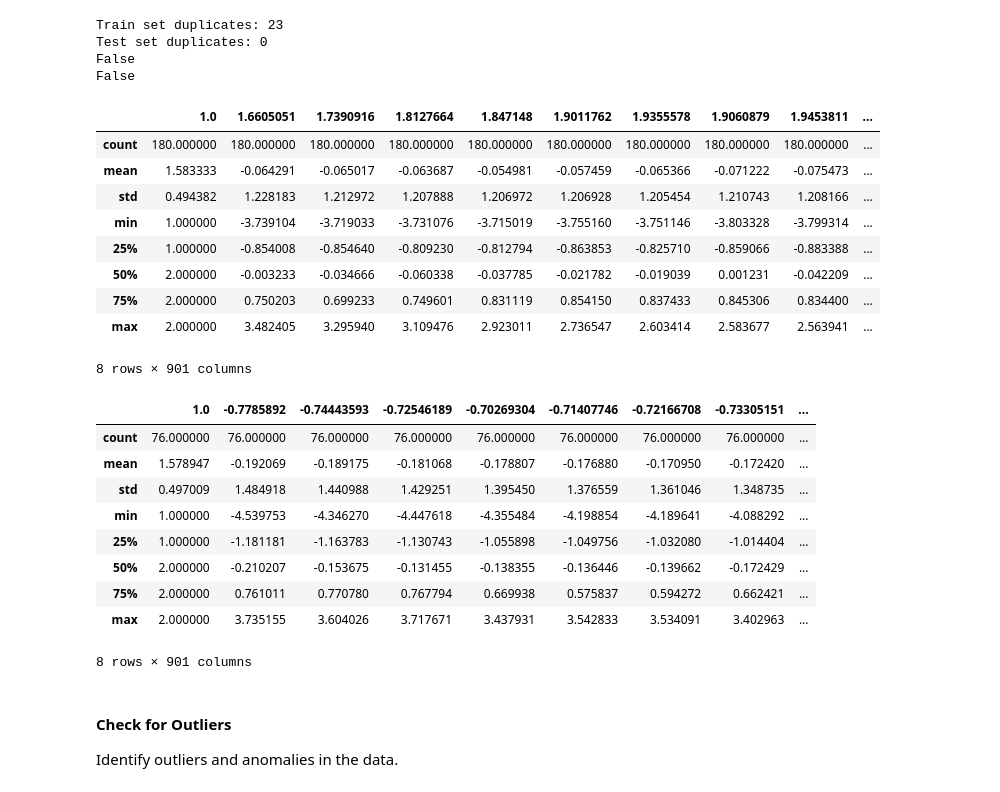
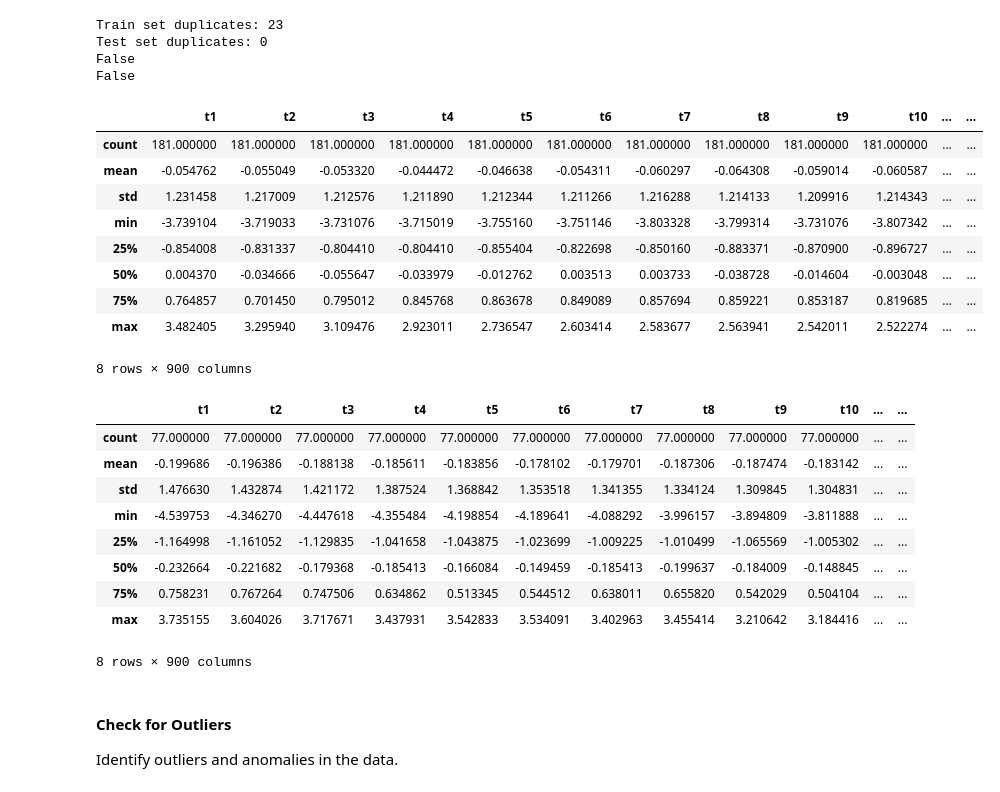
Before and after one commit to bodeborder/fcul-advanced-machine-learning, a Jupyter notebook: P2/AAA2324_P2_62931_54853.ipynb, the cells around one changed output. Drawn from its saved outputs; the diff is of its cells as text; code cells hidden in the pictures.

```diff
--- a/P2/AAA2324_P2_62931_54853.ipynb
+++ b/P2/AAA2324_P2_62931_54853.ipynb
@@ -22,9 +22,17 @@ from tslearn.piecewise import PiecewiseAggregateApproximation, SymbolicAggregate
 ### Load Data
 # %%
 #creates a dataframe from a file
-df_trainset = pd.read_csv("worms_trainset.csv")
 
-df_testset = pd.read_csv("worms_testset.csv")
+#the csv has no column names, so we have to add them
+list=['class']
+for i in range(1,901):
+    list.append('t' + str(i))
+
+#we created a list [class, t0 - t900] to represent the 901 columns we have
+#names= list makes this list as a header to the dataframe
+df_trainset = pd.read_csv("worms_trainset.csv", names=list)
+
+df_testset = pd.read_csv("worms_testset.csv", names=list)
 
 #info
 print(df_trainset.info())
@@ -67,0 +66,15 @@ df_trainset
+# %%
+X_test = df_trainset['class']
+print(X_test)
+X_train = df_trainset.drop(['class'], axis=1)
+y_test = df_testset['class']
+y_train = df_testset.drop(['class'], axis=1)
+
+#print(X_train)
+print(X_test)
+#print(y_train)
+print(y_test)
+#Here, we split the data into X and y
+#y is the target variable 'class', and X is everthing else
+
+#I hid the output, because its very big
@@ -86,32 +121,32 @@ False
 False
 # %%
 #statistical info of the train data
-df_trainset.describe()
+X_train.describe()
 # %% [output]
-|  | 1.0 | 1.6605051 | 1.7390916 | 1.8127664 | 1.847148 | 1.9011762 | 1.9355578 | 1.9060879 | 1.9453811 | ... |
-| count | 180.000000 | 180.000000 | 180.000000 | 180.000000 | 180.000000 | 180.000000 | 180.000000 | 180.000000 | 180.000000 | ... |
-| mean | 1.583333 | -0.064291 | -0.065017 | -0.063687 | -0.054981 | -0.057459 | -0.065366 | -0.071222 | -0.075473 | ... |
-| std | 0.494382 | 1.228183 | 1.212972 | 1.207888 | 1.206972 | 1.206928 | 1.205454 | 1.210743 | 1.208166 | ... |
-| min | 1.000000 | -3.739104 | -3.719033 | -3.731076 | -3.715019 | -3.755160 | -3.751146 | -3.803328 | -3.799314 | ... |
-| 25% | 1.000000 | -0.854008 | -0.854640 | -0.809230 | -0.812794 | -0.863853 | -0.825710 | -0.859066 | -0.883388 | ... |
-| 50% | 2.000000 | -0.003233 | -0.034666 | -0.060338 | -0.037785 | -0.021782 | -0.019039 | 0.001231 | -0.042209 | ... |
-| 75% | 2.000000 | 0.750203 | 0.699233 | 0.749601 | 0.831119 | 0.854150 | 0.837433 | 0.845306 | 0.834400 | ... |
-| max | 2.000000 | 3.482405 | 3.295940 | 3.109476 | 2.923011 | 2.736547 | 2.603414 | 2.583677 | 2.563941 | ... |
+|  | t1 | t2 | t3 | t4 | t5 | t6 | t7 | t8 | t9 | t10 | ... | ... |
+| count | 181.000000 | 181.000000 | 181.000000 | 181.000000 | 181.000000 | 181.000000 | 181.000000 | 181.000000 | 181.000000 | 181.000000 | ... | ... |
+| mean | -0.054762 | -0.055049 | -0.053320 | -0.044472 | -0.046638 | -0.054311 | -0.060297 | -0.064308 | -0.059014 | -0.060587 | ... | ... |
+| std | 1.231458 | 1.217009 | 1.212576 | 1.211890 | 1.212344 | 1.211266 | 1.216288 | 1.214133 | 1.209916 | 1.214343 | ... | ... |
+| min | -3.739104 | -3.719033 | -3.731076 | -3.715019 | -3.755160 | -3.751146 | -3.803328 | -3.799314 | -3.731076 | -3.807342 | ... | ... |
+| 25% | -0.854008 | -0.831337 | -0.804410 | -0.804410 | -0.855404 | -0.822698 | -0.850160 | -0.883371 | -0.870900 | -0.896727 | ... | ... |
+| 50% | 0.004370 | -0.034666 | -0.055647 | -0.033979 | -0.012762 | 0.003513 | 0.003733 | -0.038728 | -0.014604 | -0.003048 | ... | ... |
+| 75% | 0.764857 | 0.701450 | 0.795012 | 0.845768 | 0.863678 | 0.849089 | 0.857694 | 0.859221 | 0.853187 | 0.819685 | ... | ... |
+| max | 3.482405 | 3.295940 | 3.109476 | 2.923011 | 2.736547 | 2.603414 | 2.583677 | 2.563941 | 2.542011 | 2.522274 | ... | ... |
-8 rows × 901 columns
+8 rows × 900 columns
 # %%
 #statistical info of the test data
-df_testset.describe()
+y_train.describe()
 # %% [output]
-|  | 1.0 | -0.7785892 | -0.74443593 | -0.72546189 | -0.70269304 | -0.71407746 | -0.72166708 | -0.73305151 | ... |
-| count | 76.000000 | 76.000000 | 76.000000 | 76.000000 | 76.000000 | 76.000000 | 76.000000 | 76.000000 | ... |
-| mean | 1.578947 | -0.192069 | -0.189175 | -0.181068 | -0.178807 | -0.176880 | -0.170950 | -0.172420 | ... |
-| std | 0.497009 | 1.484918 | 1.440988 | 1.429251 | 1.395450 | 1.376559 | 1.361046 | 1.348735 | ... |
-| min | 1.000000 | -4.539753 | -4.346270 | -4.447618 | -4.355484 | -4.198854 | -4.189641 | -4.088292 | ... |
-| 25% | 1.000000 | -1.181181 | -1.163783 | -1.130743 | -1.055898 | -1.049756 | -1.032080 | -1.014404 | ... |
-| 50% | 2.000000 | -0.210207 | -0.153675 | -0.131455 | -0.138355 | -0.136446 | -0.139662 | -0.172429 | ... |
-| 75% | 2.000000 | 0.761011 | 0.770780 | 0.767794 | 0.669938 | 0.575837 | 0.594272 | 0.662421 | ... |
-| max | 2.000000 | 3.735155 | 3.604026 | 3.717671 | 3.437931 | 3.542833 | 3.534091 | 3.402963 | ... |
+|  | t1 | t2 | t3 | t4 | t5 | t6 | t7 | t8 | t9 | t10 | ... | ... |
+| count | 77.000000 | 77.000000 | 77.000000 | 77.000000 | 77.000000 | 77.000000 | 77.000000 | 77.000000 | 77.000000 | 77.000000 | ... | ... |
+| mean | -0.199686 | -0.196386 | -0.188138 | -0.185611 | -0.183856 | -0.178102 | -0.179701 | -0.187306 | -0.187474 | -0.183142 | ... | ... |
+| std | 1.476630 | 1.432874 | 1.421172 | 1.387524 | 1.368842 | 1.353518 | 1.341355 | 1.334124 | 1.309845 | 1.304831 | ... | ... |
+| min | -4.539753 | -4.346270 | -4.447618 | -4.355484 | -4.198854 | -4.189641 | -4.088292 | -3.996157 | -3.894809 | -3.811888 | ... | ... |
+| 25% | -1.164998 | -1.161052 | -1.129835 | -1.041658 | -1.043875 | -1.023699 | -1.009225 | -1.010499 | -1.065569 | -1.005302 | ... | ... |
+| 50% | -0.232664 | -0.221682 | -0.179368 | -0.185413 | -0.166084 | -0.149459 | -0.185413 | -0.199637 | -0.184009 | -0.148845 | ... | ... |
+| 75% | 0.758231 | 0.767264 | 0.747506 | 0.634862 | 0.513345 | 0.544512 | 0.638011 | 0.655820 | 0.542029 | 0.504104 | ... | ... |
+| max | 3.735155 | 3.604026 | 3.717671 | 3.437931 | 3.542833 | 3.534091 | 3.402963 | 3.455414 | 3.210642 | 3.184416 | ... | ... |
-8 rows × 901 columns
+8 rows × 900 columns
 # %% [markdown]
 #### Check for Outliers
 Identify outliers and anomalies in the data.
```
Also changed, not shown: parts of 8 cells of this notebook.
